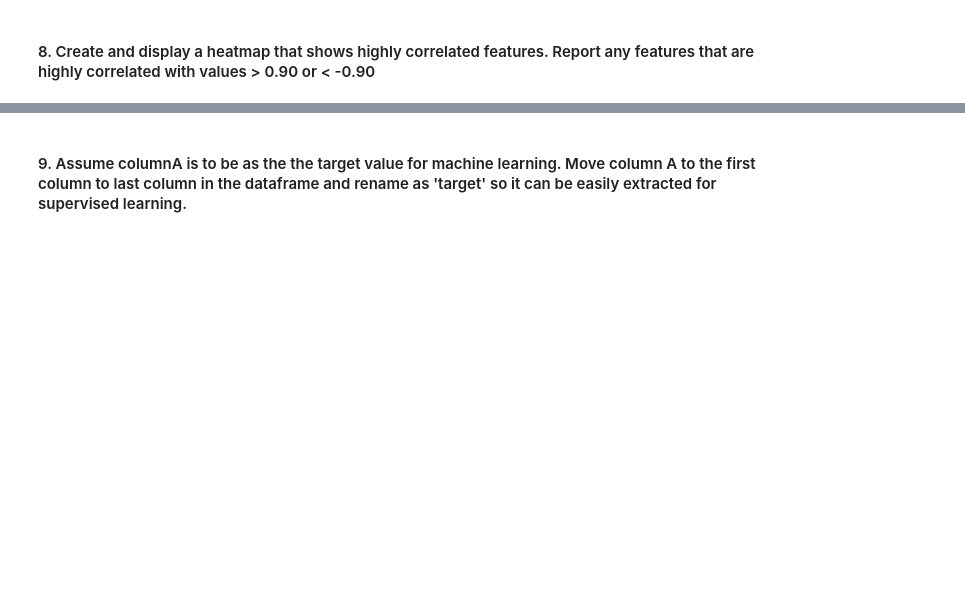
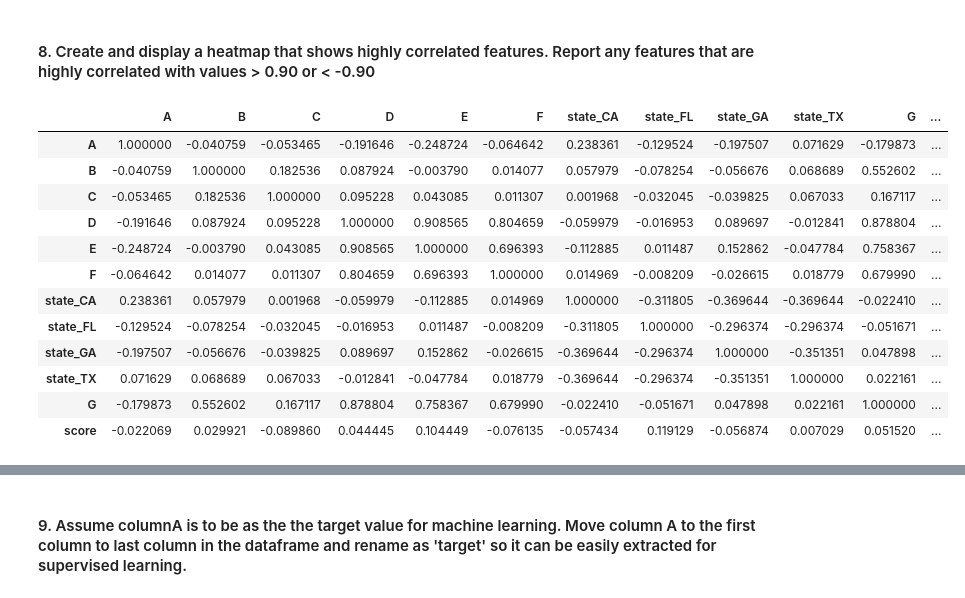
Before and after one commit to t-lnguyen/machine-learning-w-python, a Jupyter notebook: assignments/A1/src/7324.A1.DataWrangling.Assgn.ipynb, the cells around one changed output, grey strips where cells are left out. Saved outputs shown, nothing was run; the diff lists cells and outputs as text; code cells hidden in the pictures; blank space fills up the shorter version.

```diff
--- a/assignments/A1/src/7324.A1.DataWrangling.Assgn.ipynb
+++ b/assignments/A1/src/7324.A1.DataWrangling.Assgn.ipynb
@@ -143,2 +148,19 @@ dataframe.head()
 # %% [markdown]
 #### 8. Create and display a heatmap that shows highly correlated features. Report any features that are highly correlated with values > 0.90 or < -0.90
+# %%
+corr_mat = dataframe.corr(numeric_only=True)
+corr_mat.style.background_gradient(cmap='coolwarm')
+# %% [output]
+|  | A | B | C | D | E | F | state_CA | state_FL | state_GA | state_TX | G | ... |
+| A | 1.000000 | -0.040759 | -0.053465 | -0.191646 | -0.248724 | -0.064642 | 0.238361 | -0.129524 | -0.197507 | 0.071629 | -0.179873 | ... |
+| B | -0.040759 | 1.000000 | 0.182536 | 0.087924 | -0.003790 | 0.014077 | 0.057979 | -0.078254 | -0.056676 | 0.068689 | 0.552602 | ... |
+| C | -0.053465 | 0.182536 | 1.000000 | 0.095228 | 0.043085 | 0.011307 | 0.001968 | -0.032045 | -0.039825 | 0.067033 | 0.167117 | ... |
+| D | -0.191646 | 0.087924 | 0.095228 | 1.000000 | 0.908565 | 0.804659 | -0.059979 | -0.016953 | 0.089697 | -0.012841 | 0.878804 | ... |
+| E | -0.248724 | -0.003790 | 0.043085 | 0.908565 | 1.000000 | 0.696393 | -0.112885 | 0.011487 | 0.152862 | -0.047784 | 0.758367 | ... |
+| F | -0.064642 | 0.014077 | 0.011307 | 0.804659 | 0.696393 | 1.000000 | 0.014969 | -0.008209 | -0.026615 | 0.018779 | 0.679990 | ... |
+| state_CA | 0.238361 | 0.057979 | 0.001968 | -0.059979 | -0.112885 | 0.014969 | 1.000000 | -0.311805 | -0.369644 | -0.369644 | -0.022410 | ... |
+| state_FL | -0.129524 | -0.078254 | -0.032045 | -0.016953 | 0.011487 | -0.008209 | -0.311805 | 1.000000 | -0.296374 | -0.296374 | -0.051671 | ... |
+| state_GA | -0.197507 | -0.056676 | -0.039825 | 0.089697 | 0.152862 | -0.026615 | -0.369644 | -0.296374 | 1.000000 | -0.351351 | 0.047898 | ... |
+| state_TX | 0.071629 | 0.068689 | 0.067033 | -0.012841 | -0.047784 | 0.018779 | -0.369644 | -0.296374 | -0.351351 | 1.000000 | 0.022161 | ... |
+| G | -0.179873 | 0.552602 | 0.167117 | 0.878804 | 0.758367 | 0.679990 | -0.022410 | -0.051671 | 0.047898 | 0.022161 | 1.000000 | ... |
+| score | -0.022069 | 0.029921 | -0.089860 | 0.044445 | 0.104449 | -0.076135 | -0.057434 | 0.119129 | -0.056874 | 0.007029 | 0.051520 | ... |
```
Also changed, not shown: parts of 6 cells of this notebook.
